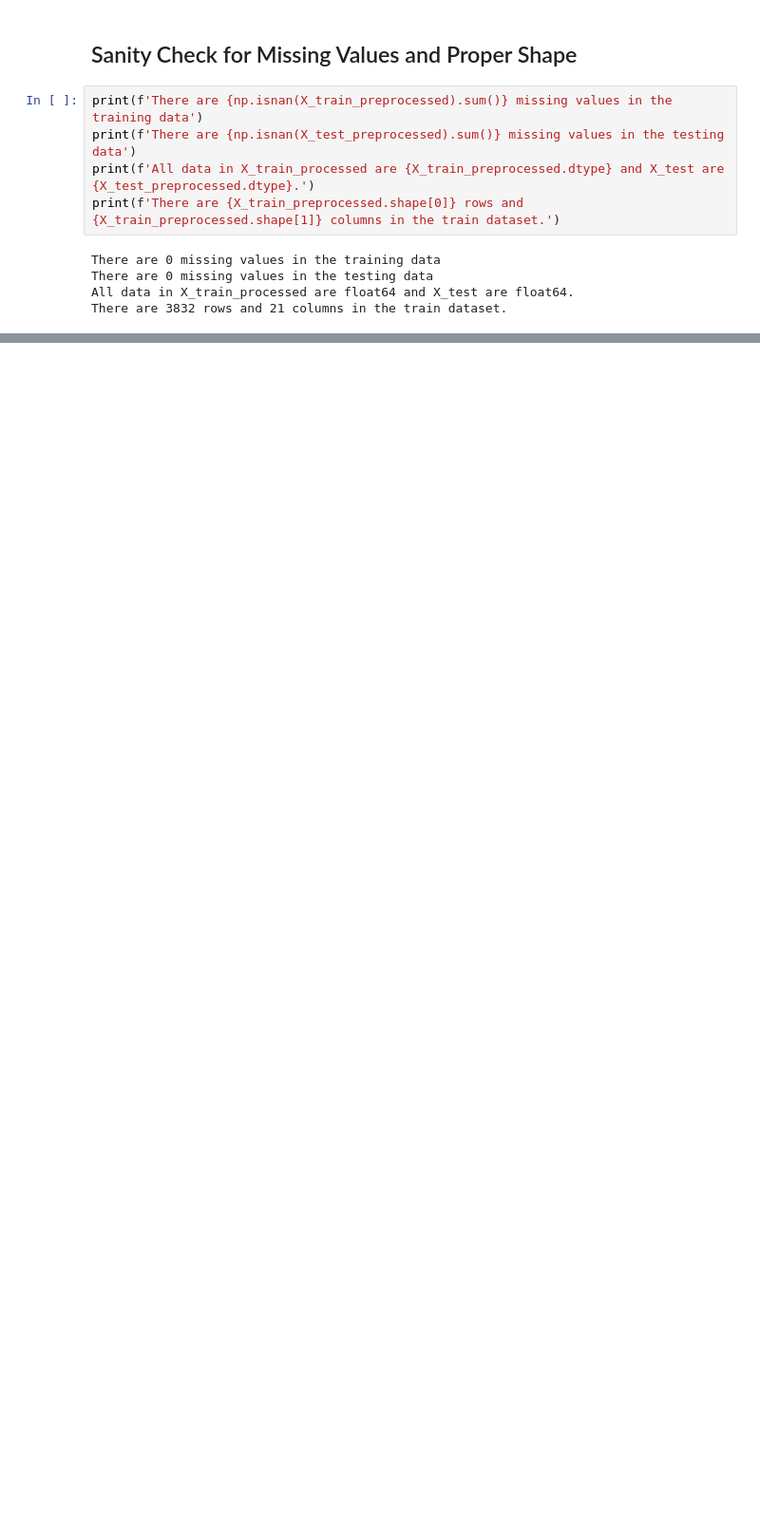
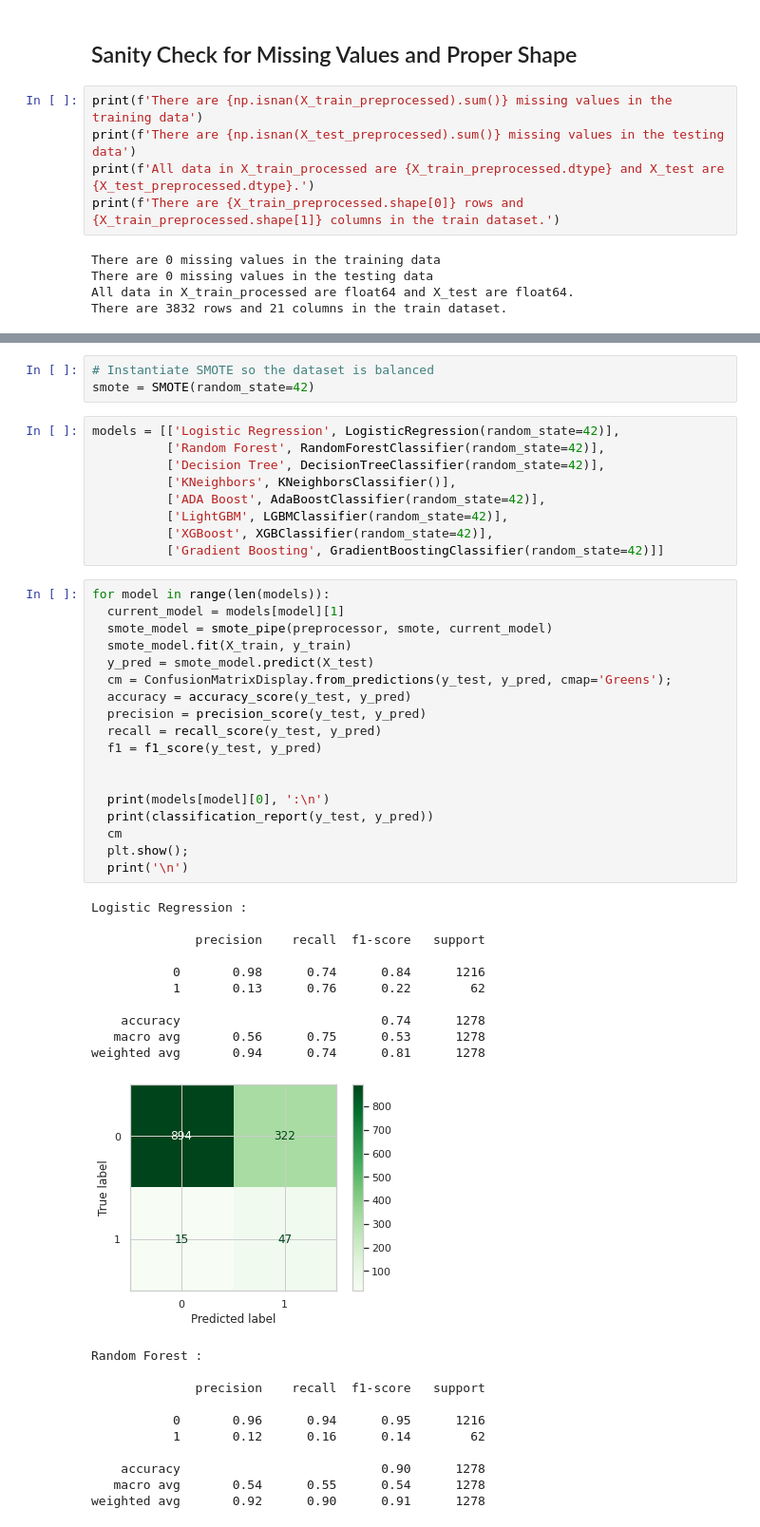
Before and after one commit to norgel/Analysis-of-Stroke-Patients, a Jupyter notebook: Patient_Analysis_of_Stroke_Pre_Post_Assessment.ipynb, the cells around one changed output, grey strips where cells are left out. Shown: that part at 95% size. Drawn from its saved outputs; the diff is of its cells as text; blank space fills up the shorter version.

```diff
--- a/Patient_Analysis_of_Stroke_Pre_Post_Assessment.ipynb
+++ b/Patient_Analysis_of_Stroke_Pre_Post_Assessment.ipynb
@@ -835,0 +883,52 @@ There are 3832 rows and 21 columns in the train dataset.
+# %%
+# Instantiate SMOTE so the dataset is balanced
+smote = SMOTE(random_state=42)
+# %%
+models = [['Logistic Regression', LogisticRegression(random_state=42)],
+          ['Random Forest', RandomForestClassifier(random_state=42)],
+          ['Decision Tree', DecisionTreeClassifier(random_state=42)],
+          ['KNeighbors', KNeighborsClassifier()],
+          ['ADA Boost', AdaBoostClassifier(random_state=42)],
+          ['LightGBM', LGBMClassifier(random_state=42)],
+          ['XGBoost', XGBClassifier(random_state=42)],
+          ['Gradient Boosting', GradientBoostingClassifier(random_state=42)]]
+# %%
+for model in range(len(models)):
+  current_model = models[model][1]
+  smote_model = smote_pipe(preprocessor, smote, current_model)
+  smote_model.fit(X_train, y_train)
+  y_pred = smote_model.predict(X_test)
+  cm = ConfusionMatrixDisplay.from_predictions(y_test, y_pred, cmap='Greens');
+  accuracy = accuracy_score(y_test, y_pred)
+  precision = precision_score(y_test, y_pred)
+  recall = recall_score(y_test, y_pred)
+  f1 = f1_score(y_test, y_pred)
+
+
+  print(models[model][0], ':\n')
+  print(classification_report(y_test, y_pred))
+  cm
+  plt.show();
+  print('\n')
+# %% [output]
+Logistic Regression :
+
+              precision    recall  f1-score   support
+
+           0       0.98      0.74      0.84      1216
+           1       0.13      0.76      0.22        62
+
+    accuracy                           0.74      1278
+   macro avg       0.56      0.75      0.53      1278
+weighted avg       0.94      0.74      0.81      1278
+[figure, added]
+Random Forest :
+
+              precision    recall  f1-score   support
+
+           0       0.96      0.94      0.95      1216
+           1       0.12      0.16      0.14        62
+
+    accuracy                           0.90      1278
+   macro avg       0.54      0.55      0.54      1278
+weighted avg       0.92      0.90      0.91      1278
```
Also changed, not shown: parts of 68 cells of this notebook.
